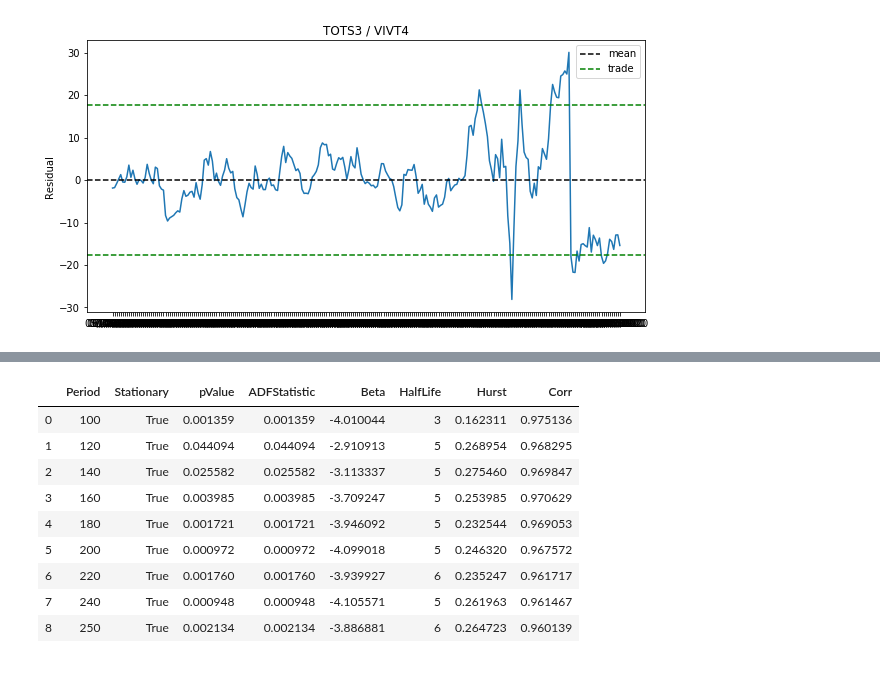
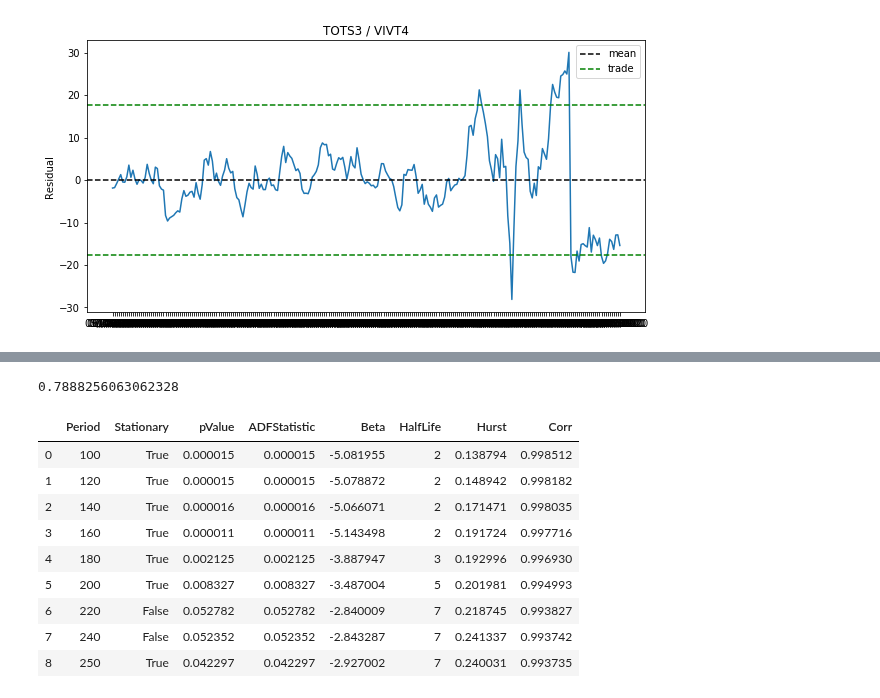
Before and after one commit to andreolvgomes/long-short-by-cointegration, a Jupyter notebook: Cointegration.ipynb, the cells around one changed output, grey strips where cells are left out. Drawn from its saved outputs; the diff is of its cells as text; code cells hidden in the pictures.

```diff
--- a/Cointegration.ipynb
+++ b/Cointegration.ipynb
@@ -436,13 +440,22 @@ show(data, 'TOTS3', 'VIVT4', 250)
+# %%
+pos = data.shape[0]-160
+y = data['CMIG4'].iloc[pos:]
+x = data['ENBR3'].iloc[pos:]
+model= model_ols(y, x)
+std = statistics.stdev(model.resid)
+print(std)
+# %% [output]
+0.7888256063062328
 # %%
-analysis_by_periods(data['AZUL4'], data['BBSE3'])
+analysis_by_periods(data['GOAU4'], data['GGBR4'])
 # %% [output]
 |  | Period | Stationary | pValue | ADFStatistic | Beta | HalfLife | Hurst | Corr |
-| 0 | 100 | True | 0.001359 | 0.001359 | -4.010044 | 3 | 0.162311 | 0.975136 |
-| 1 | 120 | True | 0.044094 | 0.044094 | -2.910913 | 5 | 0.268954 | 0.968295 |
-| 2 | 140 | True | 0.025582 | 0.025582 | -3.113337 | 5 | 0.275460 | 0.969847 |
-| 3 | 160 | True | 0.003985 | 0.003985 | -3.709247 | 5 | 0.253985 | 0.970629 |
-| 4 | 180 | True | 0.001721 | 0.001721 | -3.946092 | 5 | 0.232544 | 0.969053 |
-| 5 | 200 | True | 0.000972 | 0.000972 | -4.099018 | 5 | 0.246320 | 0.967572 |
-| 6 | 220 | True | 0.001760 | 0.001760 | -3.939927 | 6 | 0.235247 | 0.961717 |
-| 7 | 240 | True | 0.000948 | 0.000948 | -4.105571 | 5 | 0.261963 | 0.961467 |
-| 8 | 250 | True | 0.002134 | 0.002134 | -3.886881 | 6 | 0.264723 | 0.960139 |
+| 0 | 100 | True | 0.000015 | 0.000015 | -5.081955 | 2 | 0.138794 | 0.998512 |
+| 1 | 120 | True | 0.000015 | 0.000015 | -5.078872 | 2 | 0.148942 | 0.998182 |
+| 2 | 140 | True | 0.000016 | 0.000016 | -5.066071 | 2 | 0.171471 | 0.998035 |
+| 3 | 160 | True | 0.000011 | 0.000011 | -5.143498 | 2 | 0.191724 | 0.997716 |
+| 4 | 180 | True | 0.002125 | 0.002125 | -3.887947 | 3 | 0.192996 | 0.996930 |
+| 5 | 200 | True | 0.008327 | 0.008327 | -3.487004 | 5 | 0.201981 | 0.994993 |
+| 6 | 220 | False | 0.052782 | 0.052782 | -2.840009 | 7 | 0.218745 | 0.993827 |
+| 7 | 240 | False | 0.052352 | 0.052352 | -2.843287 | 7 | 0.241337 | 0.993742 |
+| 8 | 250 | True | 0.042297 | 0.042297 | -2.927002 | 7 | 0.240031 | 0.993735 |
```
Also changed, not shown: parts of 3 cells of this notebook.
